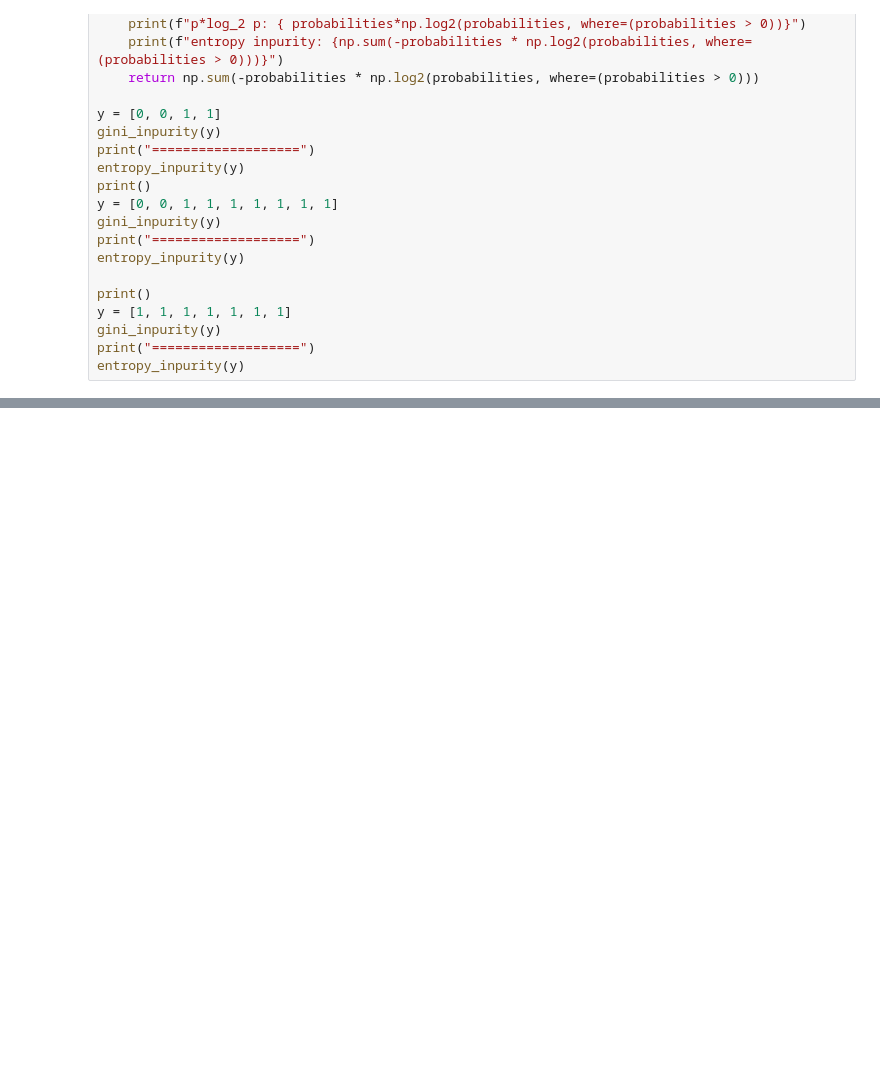
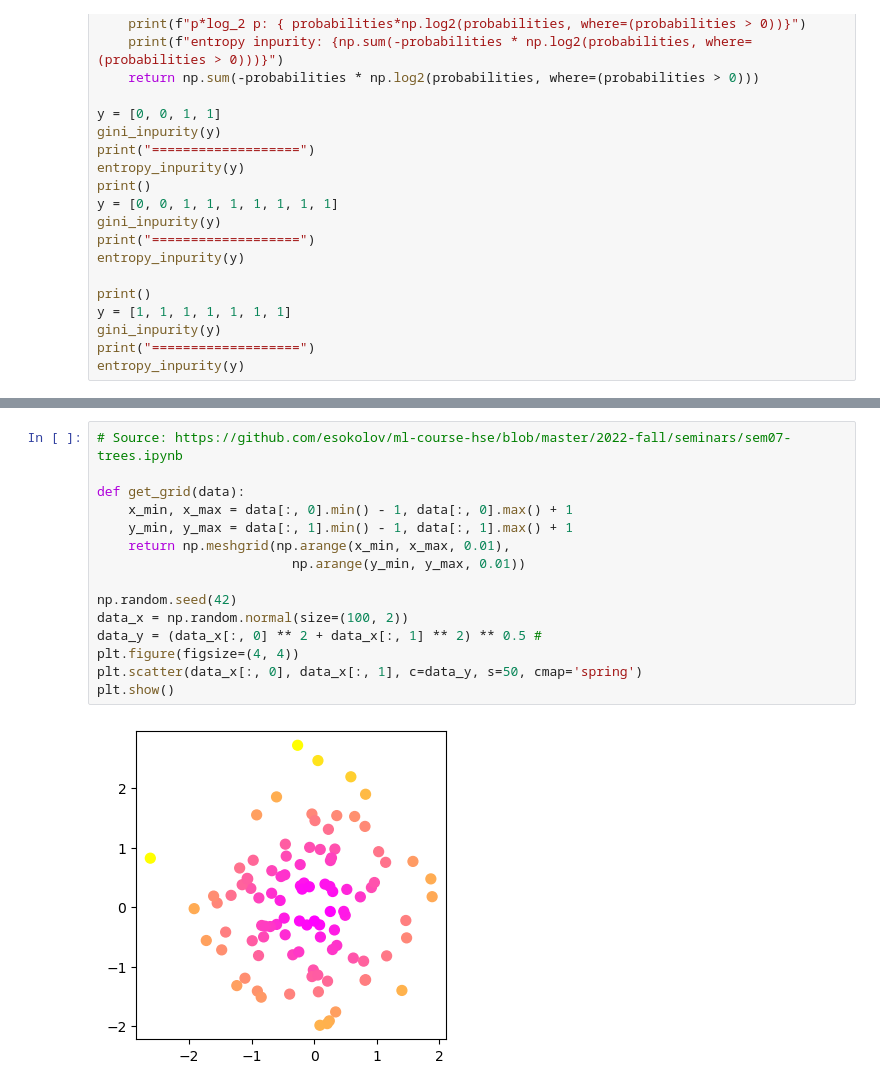
Before and after one commit to insdout/ML-Algorithms-From-Scratch, a Jupyter notebook: Decision_Trees.ipynb, the cells around one changed output, grey strips where cells are left out. Saved outputs shown, nothing was run; the diff lists cells and outputs as text; blank space fills up the shorter version.

```diff
--- a/Decision_Trees.ipynb
+++ b/Decision_Trees.ipynb
@@ -297,0 +393,17 @@ ValueError: could not convert string to float: 'good'
+# %%
+# Source: https://github.com/esokolov/ml-course-hse/blob/master/2022-fall/seminars/sem07-trees.ipynb
+
+def get_grid(data):
+    x_min, x_max = data[:, 0].min() - 1, data[:, 0].max() + 1
+    y_min, y_max = data[:, 1].min() - 1, data[:, 1].max() + 1
+    return np.meshgrid(np.arange(x_min, x_max, 0.01),
+                         np.arange(y_min, y_max, 0.01))
+
+np.random.seed(42)
+data_x = np.random.normal(size=(100, 2))
+data_y = (data_x[:, 0] ** 2 + data_x[:, 1] ** 2) ** 0.5 #
+plt.figure(figsize=(4, 4))
+plt.scatter(data_x[:, 0], data_x[:, 1], c=data_y, s=50, cmap='spring')
+plt.show()
+# %% [output]
+[figure, added]
```
Also changed, not shown: parts of 19 cells of this notebook, 1 other file.
